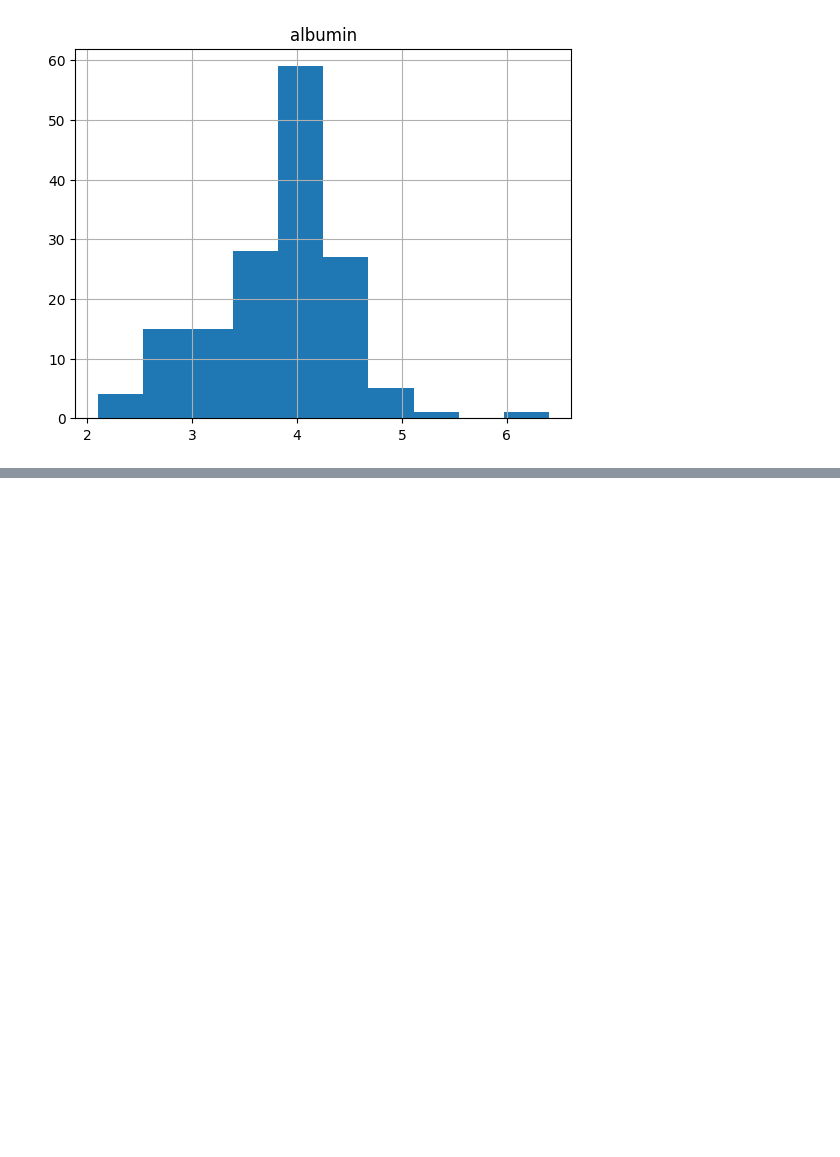
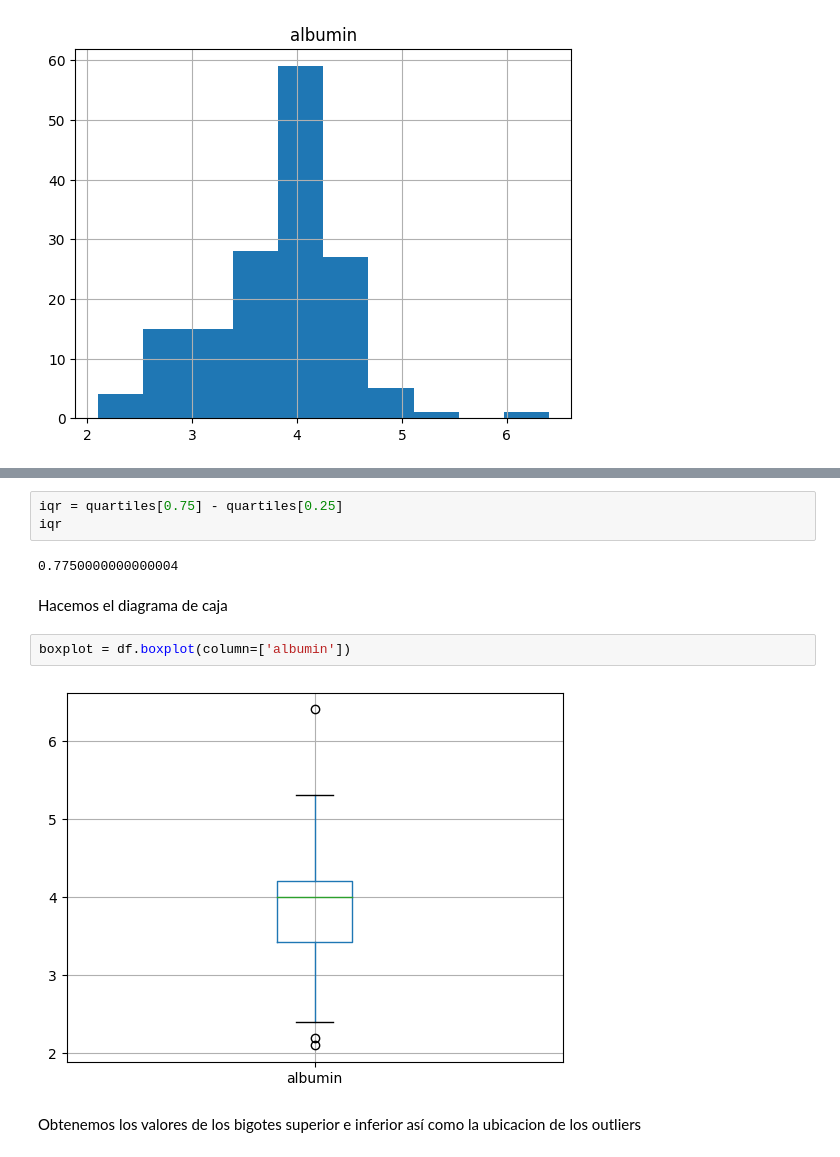
Before and after one commit to RDLL/curso_mineria_de_datos, a Jupyter notebook: Tarea2.ipynb, the cells around one changed output, grey strips where cells are left out. Drawn from its saved outputs; the diff is of its cells as text; blank space fills up the shorter version.

Commit message:
outliers_albumin

```diff
--- a/Tarea2.ipynb
+++ b/Tarea2.ipynb
@@ -72,0 +61,13 @@ dtype: object
+# %%
+iqr = quartiles[0.75] - quartiles[0.25]
+iqr
+# %% [output]
+0.7750000000000004
+# %% [markdown]
+Hacemos el diagrama de caja
+# %%
+boxplot = df.boxplot(column=['albumin'])
+# %% [output]
+[figure, added]
+# %% [markdown]
+Obtenemos los valores de los bigotes superior e inferior así como la ubicacion de los outliers
```
Also changed, not shown: parts of 11 cells of this notebook.
